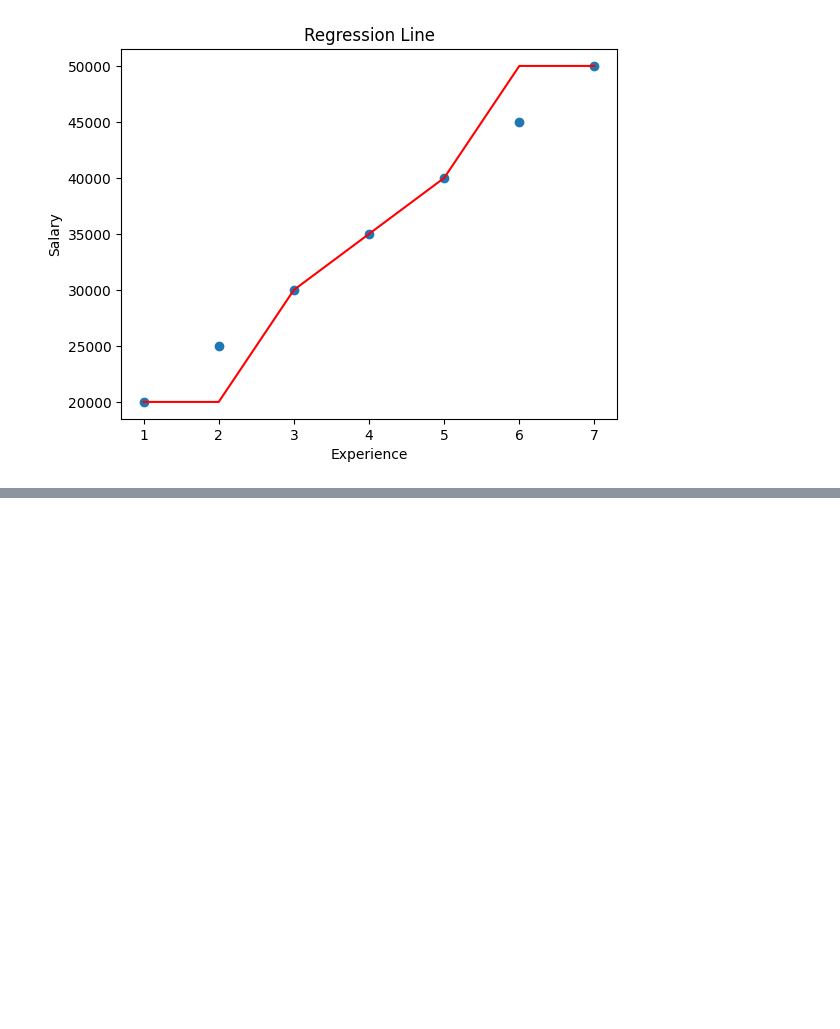
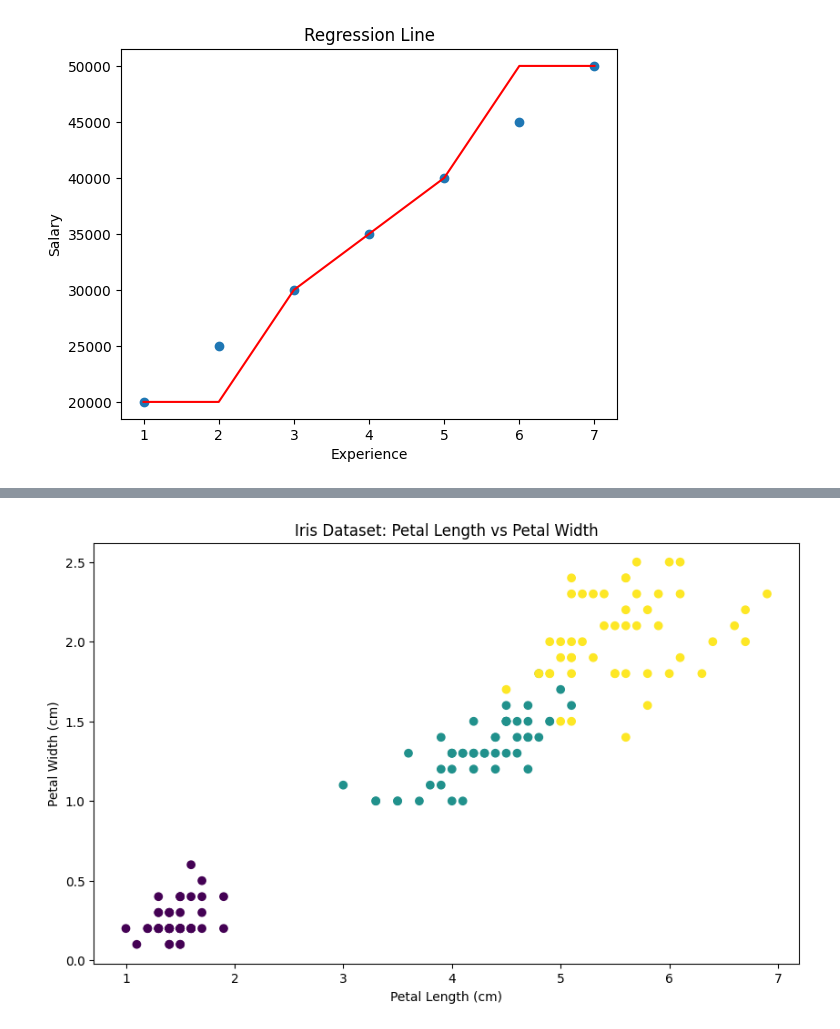
Before and after one commit to balkrishna-16/Datascience-in-Python, a Jupyter notebook: day17.ipynb, the cells around one changed output, grey strips where cells are left out. Drawn from its saved outputs; the diff is of its cells as text; code cells hidden in the pictures; blank space fills up the shorter version.

```diff
--- a/day17.ipynb
+++ b/day17.ipynb
@@ -73,0 +81,4 @@ Text(0.5, 1.0, 'Regression Line')
+# %%
+iris = load_iris()
+df = pd.DataFrame(data=iris.data,columns=iris.feature_names)
+df
@@ -73,0 +99,4 @@ Text(0.5, 1.0, 'Regression Line')
+# %%
+#adding target column
+df["target"] = iris.target
+df
@@ -73,0 +117,4 @@ Text(0.5, 1.0, 'Regression Line')
+# %%
+#mapping target values to species names
+df["species"]= df["target"].map({0: "setosa", 1: "versicolor", 2: "virginica"})
+df
@@ -73,0 +149,10 @@ Text(0.5, 1.0, 'Regression Line')
+# %%
+#Visualization
+plt.figure(figsize=(10,6))
+plt.scatter(df["petal length (cm)"], df["petal width (cm)"], c=df["target"], cmap="viridis")
+plt.xlabel("Petal Length (cm)")
+plt.ylabel("Petal Width (cm)")
+plt.title("Iris Dataset: Petal Length vs Petal Width")
+plt.show()
+# %% [output]
+[figure, added]
```
Also changed, not shown: parts of 5 cells of this notebook, 1 other file.
